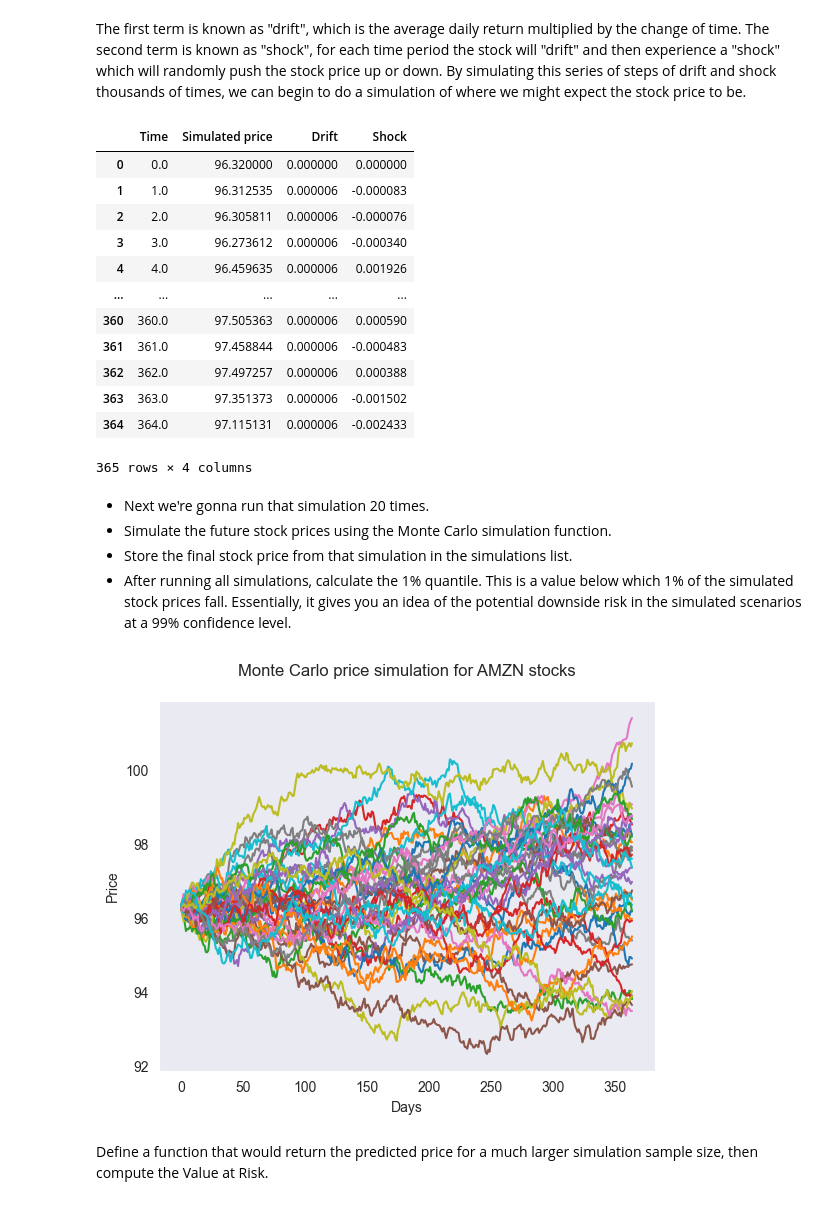
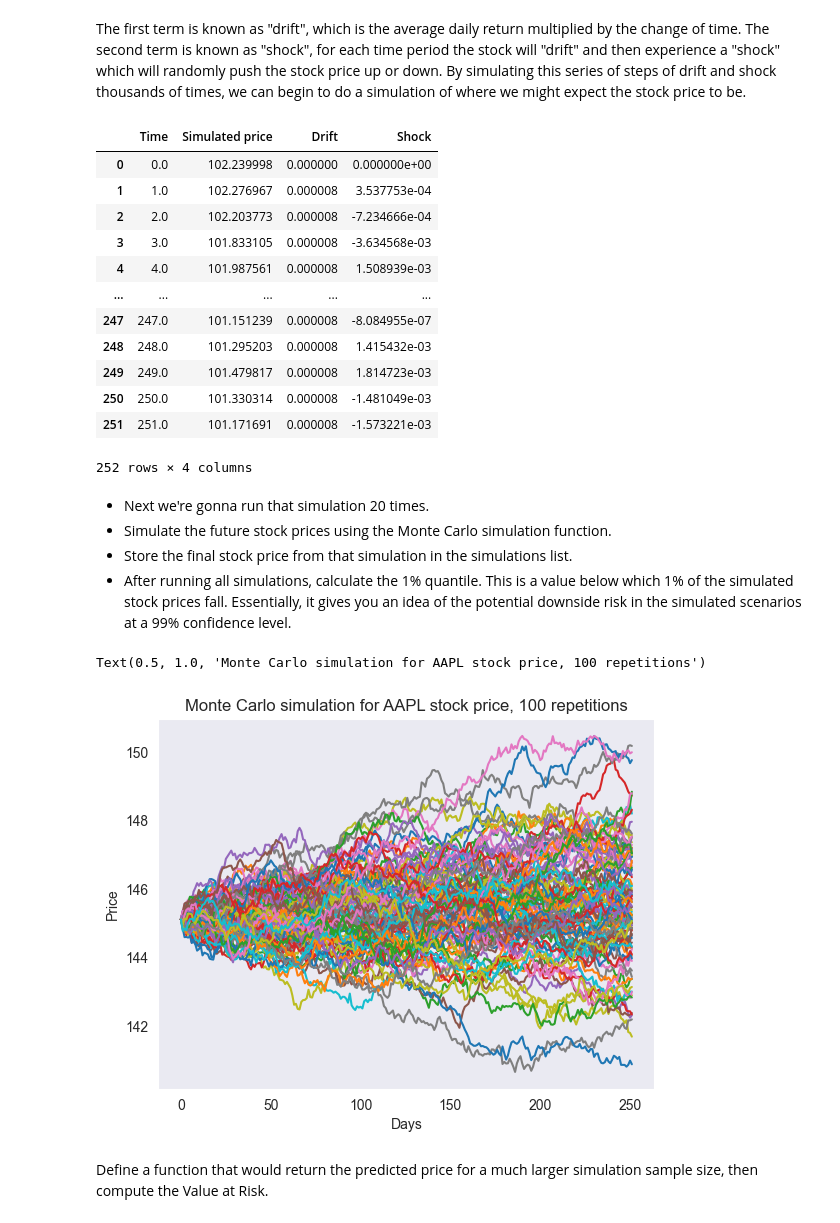
Before and after one commit to kellyle404/Risk_analysis_tech_stocks, a Jupyter notebook: finance.ipynb, the cells around one changed output. Cells and saved outputs as stored; diff of their text form; code cells hidden in the pictures.

```diff
--- a/finance.ipynb
+++ b/finance.ipynb
@@ -150,9 +204,9 @@ TypeError: string indices must be integers, not 'str'
 # %%
 for stock_symbol in stocks:
     df = globals()[stock_symbol]
-    df['MA 10 days'] = df['Close'].rolling(window=10).mean()
-    df['MA 20 days'] = df['Close'].rolling(window=20).mean()
-    df['MA 50 days'] = df['Close'].rolling(window=50).mean()
+    df['MA 10 days'] = df['Adj Close'].rolling(window=10).mean()
+    df['MA 20 days'] = df['Adj Close'].rolling(window=20).mean()
+    df['MA 50 days'] = df['Adj Close'].rolling(window=50).mean()
 
 fig, ax = plt.subplots(nrows = 2, ncols = 2, figsize = (12, 4), sharex = True)
 plt.suptitle('Moving averages (trailing 12 months)')
@@ -190,7 +267,7 @@ Daily Return Analysis
 
 Now that we've done some baseline analysis, let's go ahead and dive a little deeper. We're now going to analyze the risk of the stock. In order to do so we'll need to take a closer look at the daily changes of the stock, and not just its absolute value. Let's go ahead and use pandas to retrieve the daily returns for the Apple stock.
 # %%
-AAPL['Daily Return'] = AAPL['Close'].pct_change()
+AAPL['Daily Return'] = AAPL['Adj Close'].pct_change()
 
 plt.figure(figsize = (14, 3));
 sns.lineplot(
@@ -219,5 +296,5 @@ plt.xlabel('Return');
 # %%
-all_close = pd.concat([AAPL['Close'], AMZN['Close'], GOOG['Close'], MSFT['Close']], axis = 1)
+all_close = pd.concat([AAPL['Adj Close'], AMZN['Adj Close'], GOOG['Adj Close'], MSFT['Adj Close']], axis = 1)
 all_close.columns = ['AAPL', 'AMZN', 'GOOG', 'MSFT']
 all_close
 # %% [output]
@@ -474,10 +506,11 @@ The function returns the array price, which contains the simulated stock prices
 # %% [markdown]
 The first term is known as "drift", which is the average daily return multiplied by the change of time. The second term is known as "shock", for each time period the stock will "drift" and then experience a "shock" which will randomly push the stock price up or down. By simulating this series of steps of drift and shock thousands of times, we can begin to do a simulation of where we might expect the stock price to be.
 # %%
-# Simulation period: 365 days
-days = (end_date - start_date).days
-
-def price_montecarlo(company):
+def price_montecarlo(company, days):
+    '''
+    Purpose: simulate the price of a stock over the course of given days
+    Input: company, days
+    '''
     initial_price = all_close[company].sort_index(ascending = True).iloc[0]
     results = pd.DataFrame(columns=['Time', 'Simulated price', 'Drift', 'Shock'])
     results.loc[0] = [0, initial_price, 0, 0]
@@ -494,41 +527,44 @@ def price_montecarlo(company):
 
     return results
 
-price_montecarlo('AMZN')
+price_montecarlo('AMZN', 252)
 # %% [output]
 |  | Time | Simulated price | Drift | Shock |
-| 0 | 0.0 | 96.320000 | 0.000000 | 0.000000 |
-| 1 | 1.0 | 96.312535 | 0.000006 | -0.000083 |
-| 2 | 2.0 | 96.305811 | 0.000006 | -0.000076 |
-| 3 | 3.0 | 96.273612 | 0.000006 | -0.000340 |
-| 4 | 4.0 | 96.459635 | 0.000006 | 0.001926 |
+| 0 | 0.0 | 102.239998 | 0.000000 | 0.000000e+00 |
+| 1 | 1.0 | 102.276967 | 0.000008 | 3.537753e-04 |
+| 2 | 2.0 | 102.203773 | 0.000008 | -7.234666e-04 |
+| 3 | 3.0 | 101.833105 | 0.000008 | -3.634568e-03 |
+| 4 | 4.0 | 101.987561 | 0.000008 | 1.508939e-03 |
 | ... | ... | ... | ... | ... |
-| 360 | 360.0 | 97.505363 | 0.000006 | 0.000590 |
-| 361 | 361.0 | 97.458844 | 0.000006 | -0.000483 |
-| 362 | 362.0 | 97.497257 | 0.000006 | 0.000388 |
-| 363 | 363.0 | 97.351373 | 0.000006 | -0.001502 |
-| 364 | 364.0 | 97.115131 | 0.000006 | -0.002433 |
+| 247 | 247.0 | 101.151239 | 0.000008 | -8.084955e-07 |
+| 248 | 248.0 | 101.295203 | 0.000008 | 1.415432e-03 |
+| 249 | 249.0 | 101.479817 | 0.000008 | 1.814723e-03 |
+| 250 | 250.0 | 101.330314 | 0.000008 | -1.481049e-03 |
+| 251 | 251.0 | 101.171691 | 0.000008 | -1.573221e-03 |
-365 rows × 4 columns
+252 rows × 4 columns
 # %% [markdown]
 * Next we're gonna run that simulation 20 times.
 * Simulate the future stock prices using the Monte Carlo simulation function.
 * Store the final stock price from that simulation in the simulations list.
 * After running all simulations, calculate the 1% quantile. This is a value below which 1% of the simulated stock prices fall. Essentially, it gives you an idea of the potential downside risk in the simulated scenarios at a 99% confidence level.
 # %%
-company = 'AMZN'
-rep = 40
+# A visualisation of the price simulations using Monte Carlo over a low number of repetitions
+company = 'AAPL'
+days = 252
+rep = 100
 
 for r in range(rep):
     sns.lineplot(
-        data = price_montecarlo(company),
+        data = price_montecarlo(company, days),
         y = 'Simulated price',
         x = 'Time'
     )
-    plt.xlabel("Days")
-    plt.ylabel("Price")
-    plt.title(f'Monte Carlo price simulation for {company} stocks\n')
+plt.xlabel("Days")
+plt.ylabel("Price")
+plt.title(f'Monte Carlo simulation for {company} stock price, {rep} repetitions')
 # %% [output]
+Text(0.5, 1.0, 'Monte Carlo simulation for AAPL stock price, 100 repetitions')
-[figure, old version]
+[figure, new version]
 # %% [markdown]
 Define a function that would return the predicted price for a much larger simulation sample size, then compute the Value at Risk.
 # %%
```
Also changed, not shown: parts of 50 cells of this notebook, 1 other file.
